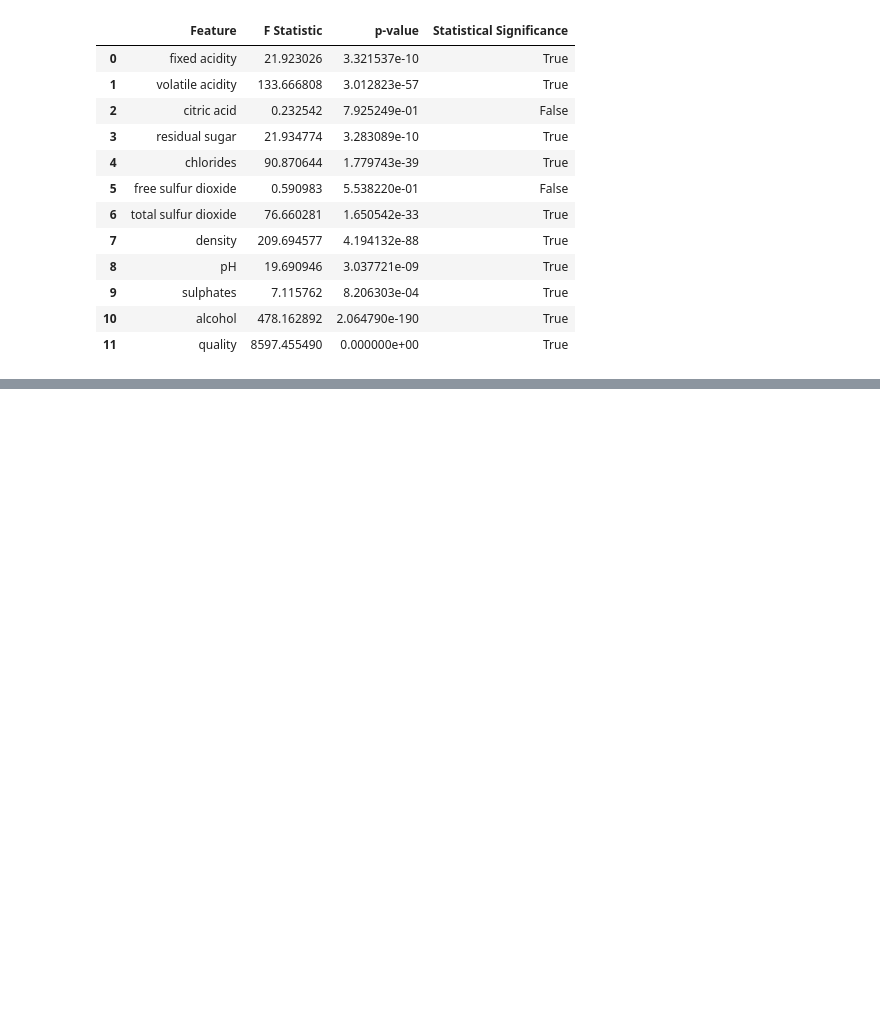
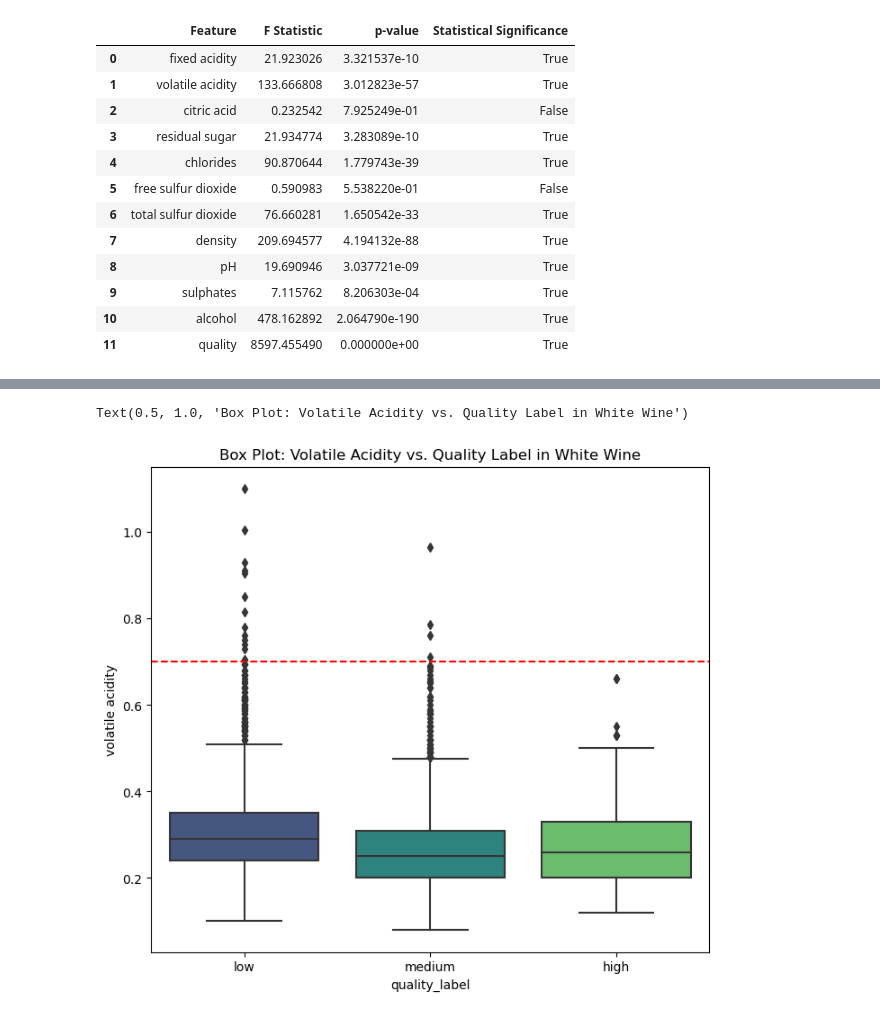
Before and after one commit to Paul-Sabin/BlueBerry-Winery, a Jupyter notebook: EDA_wine.ipynb, the cells around one changed output, grey strips where cells are left out. Cells and saved outputs as stored; diff of their text form; code cells hidden in the pictures; blank space fills up the shorter version.

Commit message:
Edited plots

```diff
--- a/EDA_wine.ipynb
+++ b/EDA_wine.ipynb
@@ -849,0 +864,8 @@ display(anova_results_df)
+# %%
+plt.figure(figsize=(8, 7))
+sns.boxplot(x='quality_label', y='volatile acidity', data=white_wine, palette='viridis')
+plt.axhline(y=0.7, color='r', linestyle='--')
+plt.title('Box Plot: Volatile Acidity vs. Quality Label in White Wine')
+# %% [output]
+Text(0.5, 1.0, 'Box Plot: Volatile Acidity vs. Quality Label in White Wine')
+[figure, added]
```
Also changed, not shown: parts of 5 cells of this notebook.
